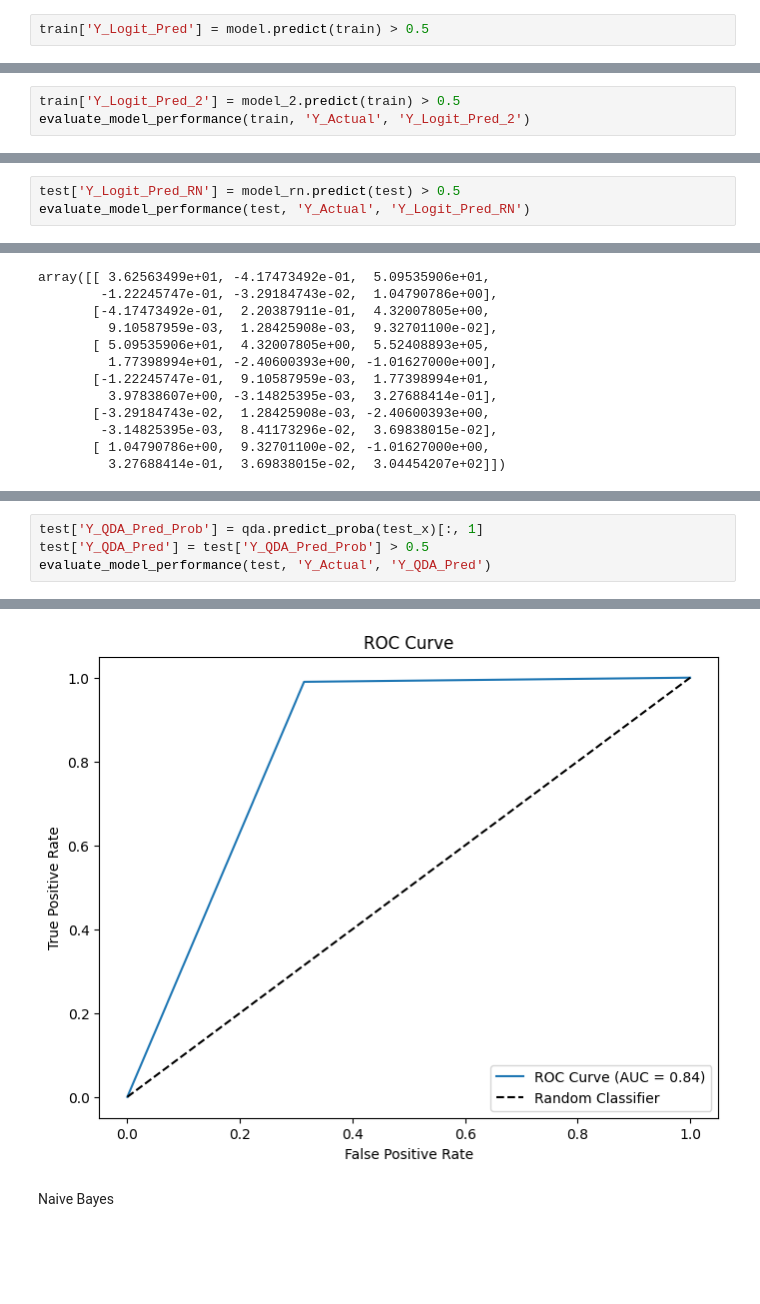
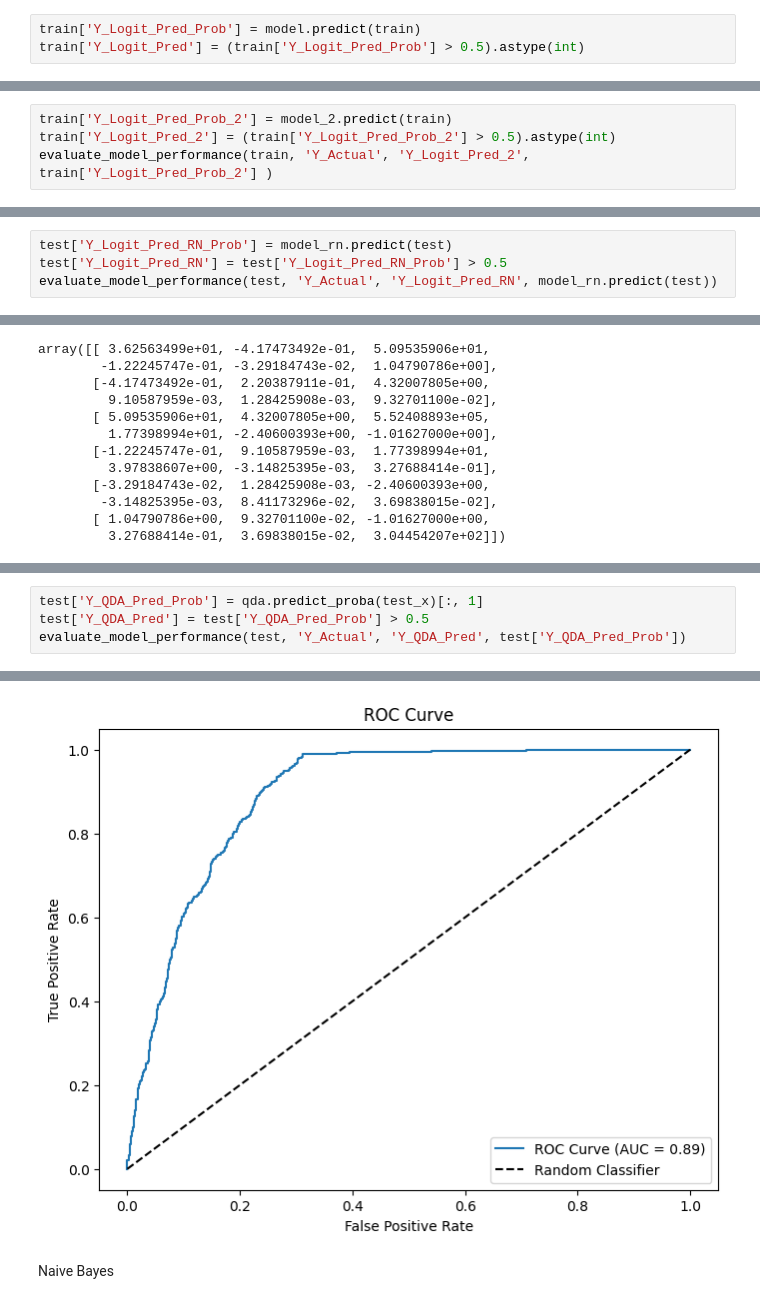
Before and after one commit to georgew11/HM-Case, a Jupyter notebook: hm_case.ipynb, the cells around one changed output, grey strips where cells are left out. Cells and saved outputs as stored; diff of their text form; blank space fills up the shorter version.

```diff
--- a/hm_case.ipynb
+++ b/hm_case.ipynb
@@ -494,5 +503,6 @@ F1 Score: 0.67
 AUC: 0.831
 [figure]
 # %%
-train['Y_Logit_Pred'] = model.predict(train) > 0.5
+train['Y_Logit_Pred_Prob'] = model.predict(train)
+train['Y_Logit_Pred'] = (train['Y_Logit_Pred_Prob'] > 0.5).astype(int)
 # %%
@@ -570,8 +582,9 @@ Age            0.0928      0.006     16.725      0.000       0.082       0.104
 Gender         5.2004      0.197     26.395      0.000       4.814       5.587
 ==============================================================================
 # %%
-train['Y_Logit_Pred_2'] = model_2.predict(train) > 0.5
-evaluate_model_performance(train, 'Y_Actual', 'Y_Logit_Pred_2')
+train['Y_Logit_Pred_Prob_2'] = model_2.predict(train)
+train['Y_Logit_Pred_2'] = (train['Y_Logit_Pred_Prob_2'] > 0.5).astype(int)
+evaluate_model_performance(train, 'Y_Actual', 'Y_Logit_Pred_2', train['Y_Logit_Pred_Prob_2'] )
 # %% [output]
           Predicted 0  Predicted 1
 Actual 0         5189          787
@@ -669,6 +685,7 @@ AUC: 0.989
 # %%
-test['Y_Logit_Pred_RN'] = model_rn.predict(test) > 0.5
-evaluate_model_performance(test, 'Y_Actual', 'Y_Logit_Pred_RN')
+test['Y_Logit_Pred_RN_Prob'] = model_rn.predict(test)
+test['Y_Logit_Pred_RN'] = test['Y_Logit_Pred_RN_Prob'] > 0.5
+evaluate_model_performance(test, 'Y_Actual', 'Y_Logit_Pred_RN', model_rn.predict(test))
 # %% [output]
           Predicted 0  Predicted 1
 Actual 0         1492            5
@@ -811,7 +859,7 @@ array([[ 3.62563499e+01, -4.17473492e-01,  5.09535906e+01,
 # %%
 test['Y_QDA_Pred_Prob'] = qda.predict_proba(test_x)[:, 1]
 test['Y_QDA_Pred'] = test['Y_QDA_Pred_Prob'] > 0.5
-evaluate_model_performance(test, 'Y_Actual', 'Y_QDA_Pred')
+evaluate_model_performance(test, 'Y_Actual', 'Y_QDA_Pred', test['Y_QDA_Pred_Prob'])
 # %% [output]
           Predicted 0  Predicted 1
 Actual 0         1027          470
@@ -835,4 +884,4 @@ AUC: 0.838
-[figure, old version]
+[figure, new version]
 # %% [markdown]
 Naive Bayes
 # %%
```
Also changed, not shown: parts of 49 cells of this notebook.
